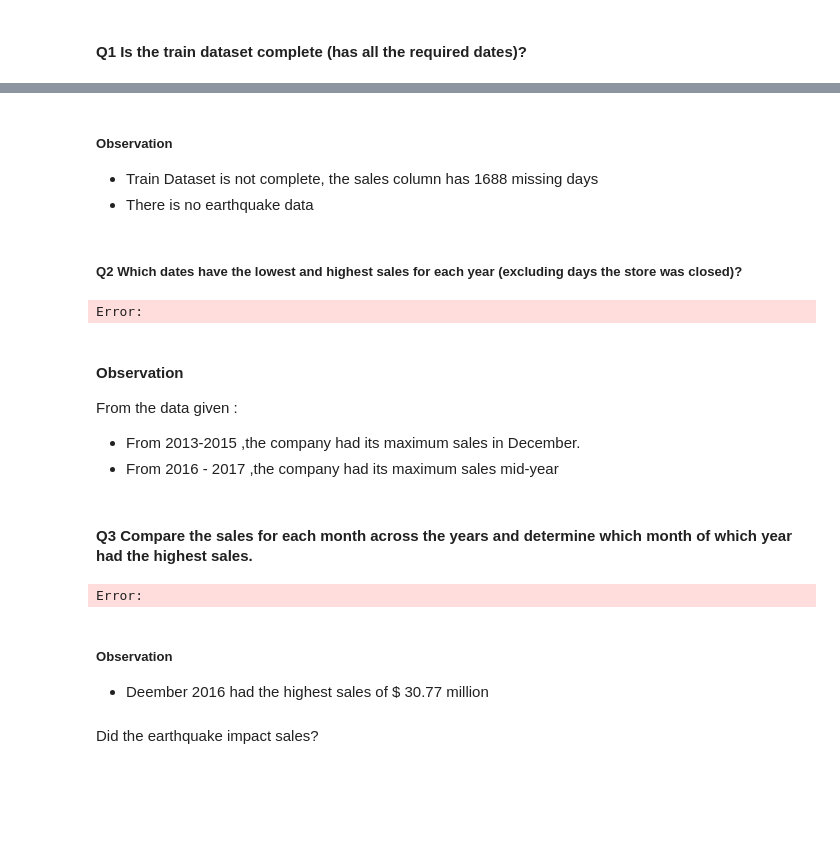
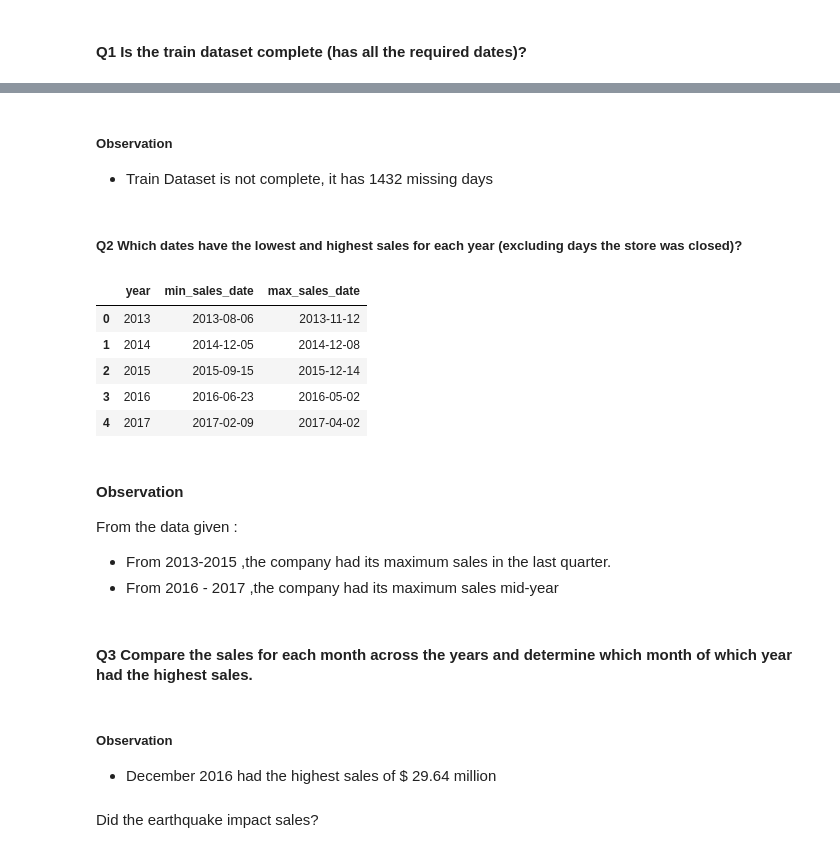
Before and after one commit to kwasichrappah/Time_series_analysis, a Jupyter notebook: sales_forecast.ipynb, the cells around one changed output, grey strips where cells are left out. Drawn from its saved outputs; the diff is of its cells as text; code cells hidden in the pictures; blank space fills up the shorter version.

```diff
--- a/sales_forecast.ipynb
+++ b/sales_forecast.ipynb
@@ -468,42 +481,46 @@ Error:
 # %% [markdown]
 ##### Observation
 
-- Train Dataset is not complete, the sales column has 1688 missing days
-- There is no earthquake data
+- Train Dataset is not complete, it has 1432 missing days
 # %% [markdown]
 ##### Q2 Which dates have the lowest and highest sales for each year (excluding days the store was closed)?
 # %%
 #Taking out all the zero values
-non_zero_values = combined_hso_df_2[combined_hso_df_2.sales != 0]
-unique_years= combined_hso_df.year.unique()
+
+non_zero_values = train_df[train_df.sales != 0].set_index('date')
+unique_years= train_df.year.unique()
 unique_years
 
 data = pd.DataFrame(columns=['year', 'min_sales_date', 'max_sales_date'])
 
 for d in unique_years:
     year= non_zero_values[non_zero_values.year == d]
     min_index = year.sales.idxmin()
     max_index= year.sales.idxmax()
-    #thisdict = dict(year = d, min_sales_date = min_index, max_sales_date = max_index)
-    #for row in thisdict:
+
     data.loc[len(data)] = d,min_index,max_index
-    #print(f'Year   Min_Sales_date    Max_Sales_date \n {d} {min_index} {max_index}')
+
 
 data
 # %% [output]
-Error:
+|  | year | min_sales_date | max_sales_date |
+| 0 | 2013 | 2013-08-06 | 2013-11-12 |
+| 1 | 2014 | 2014-12-05 | 2014-12-08 |
+| 2 | 2015 | 2015-09-15 | 2015-12-14 |
+| 3 | 2016 | 2016-06-23 | 2016-05-02 |
+| 4 | 2017 | 2017-02-09 | 2017-04-02 |
 # %% [markdown]
 #### Observation
 From the data given :
-- From 2013-2015 ,the company had its maximum sales in December.
+- From 2013-2015 ,the company had its maximum sales in the last quarter.
 - From 2016 - 2017 ,the company had its maximum sales mid-year
 # %% [markdown]
 #### Q3 Compare the sales for each month across the years and determine which month of which year had the highest sales.
 # %%
 ###resample or groupby
-
+train_copy = train_df.set_index('date')
 # Downsample to monthly data by taking the mean
-monthly_data = combined_hso_df_2.sales.resample('ME').sum()
+monthly_data = train_copy.sales.resample('ME').sum()
 
 
 
@@ -511,10 +528,8 @@ fig = px.line(monthly_data, x=monthly_data.index, y='sales', title='Yearly Sales
 
 # Show the plot
 fig.show()
-# %% [output]
-Error:
 # %% [markdown]
 ##### Observation
-- Deember 2016 had the highest sales of $ 30.77 million
+- December 2016 had the highest sales of $ 29.64 million
 # %% [markdown]
 Did the earthquake impact sales?
```
Also changed, not shown: parts of 17 cells of this notebook.
